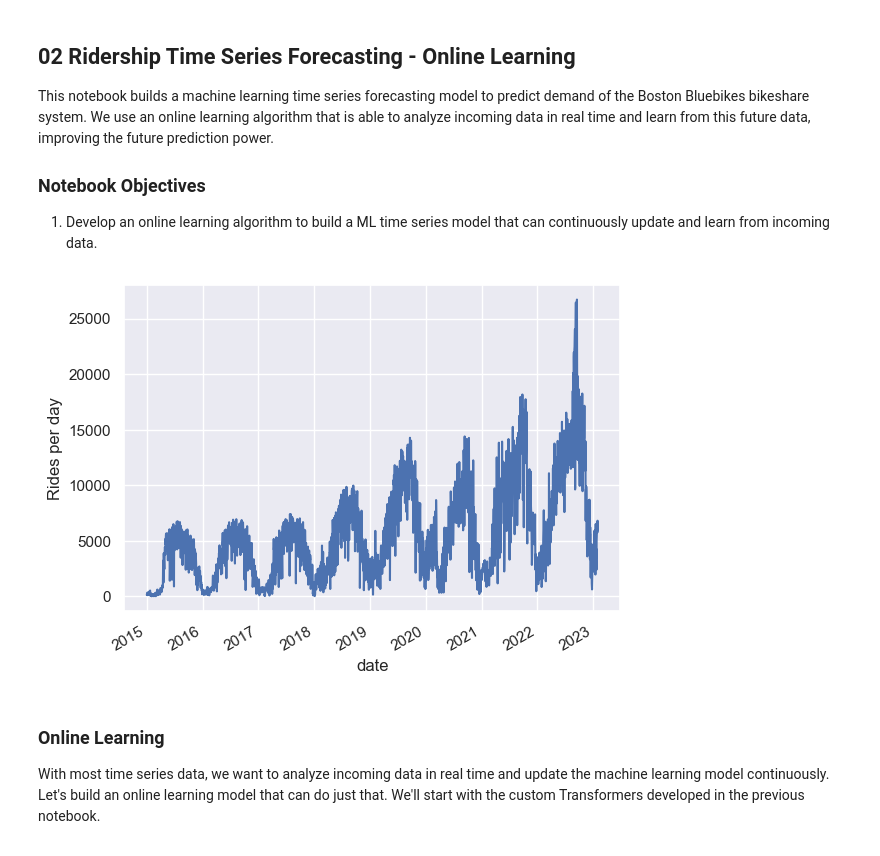
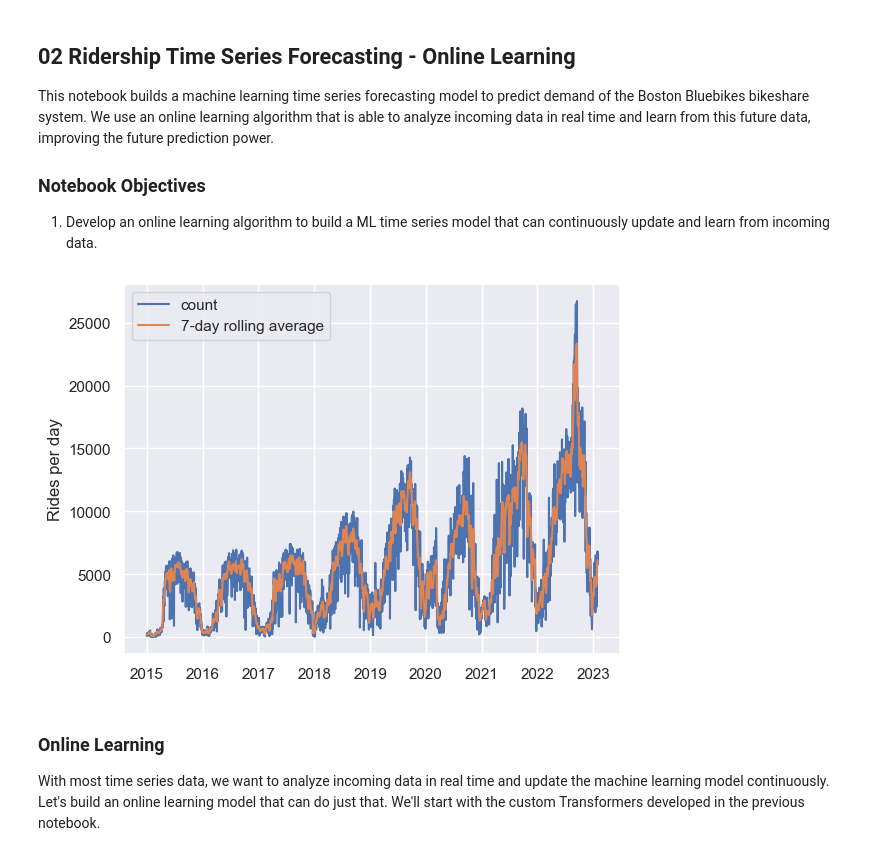
Before and after one commit to data-sandbox/ml-bluebikes-forecasting, a Jupyter notebook: notebooks/02_Ridership_forecasting_online_learning.ipynb, the cells around one changed output. Saved outputs shown, nothing was run; the diff lists cells and outputs as text; code cells hidden in the pictures.

```diff
--- a/notebooks/02_Ridership_forecasting_online_learning.ipynb
+++ b/notebooks/02_Ridership_forecasting_online_learning.ipynb
@@ -20,12 +21,14 @@ from sklearn.metrics import r2_score
 # %%
 # Load pickled dataframe of daily trip counts
 daily = pd.read_pickle(Path('../assets/daily_df.pkl'))
-# %%
-# Plot number of rides over the years
-daily.plot()
-plt.ylabel('Rides per day');
-# %% [output]
-[figure, removed]
+# %%
+# Plot daily rides
+plt.plot(daily, label='count')
+plt.plot(daily.rolling(window=7, center=True).mean(), label='7-day rolling average')
+plt.ylabel('Rides per day');
+plt.legend();
+# %% [output]
+[figure, added]
 # %% [markdown]
 ### Online Learning
 With most time series data, we want to analyze incoming data in real time and update the machine learning model continuously. Let's build an online learning model that can do just that. We'll start with the custom Transformers developed in the previous notebook.
```
Also changed, not shown: parts of 15 cells of this notebook, 2 other files.
